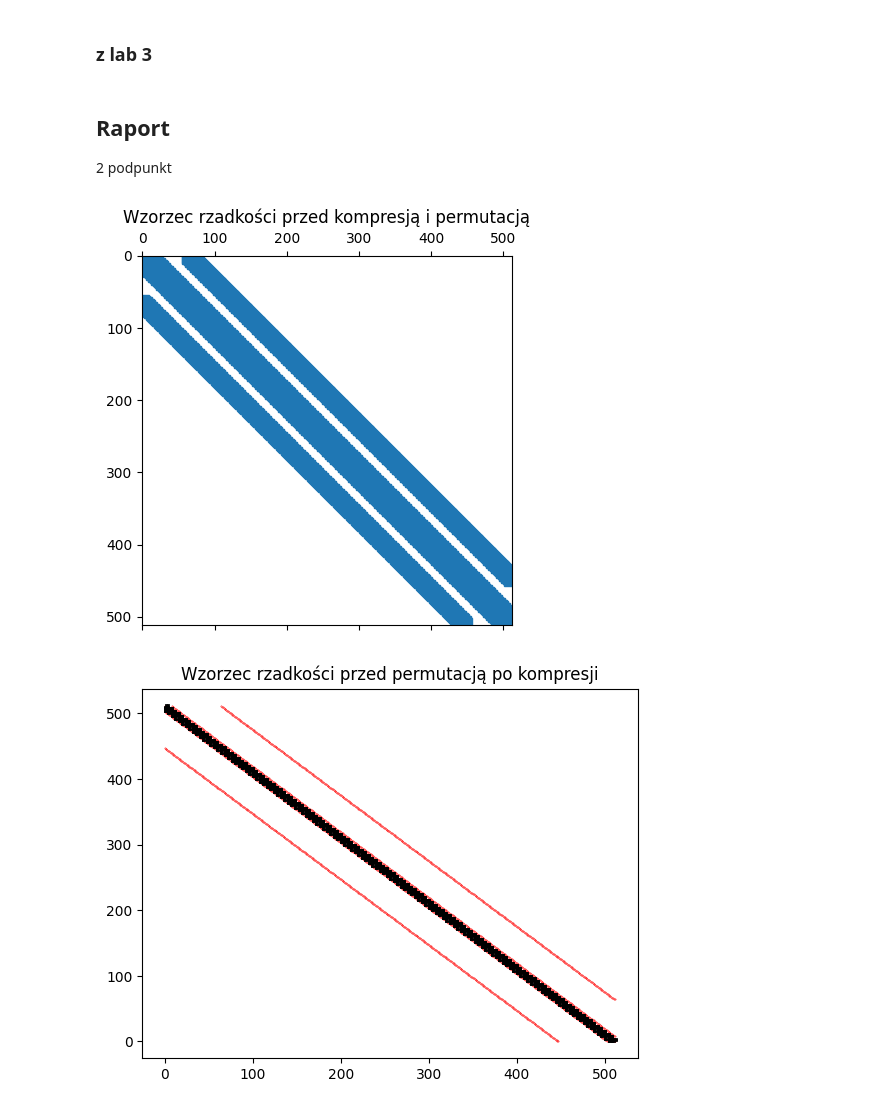
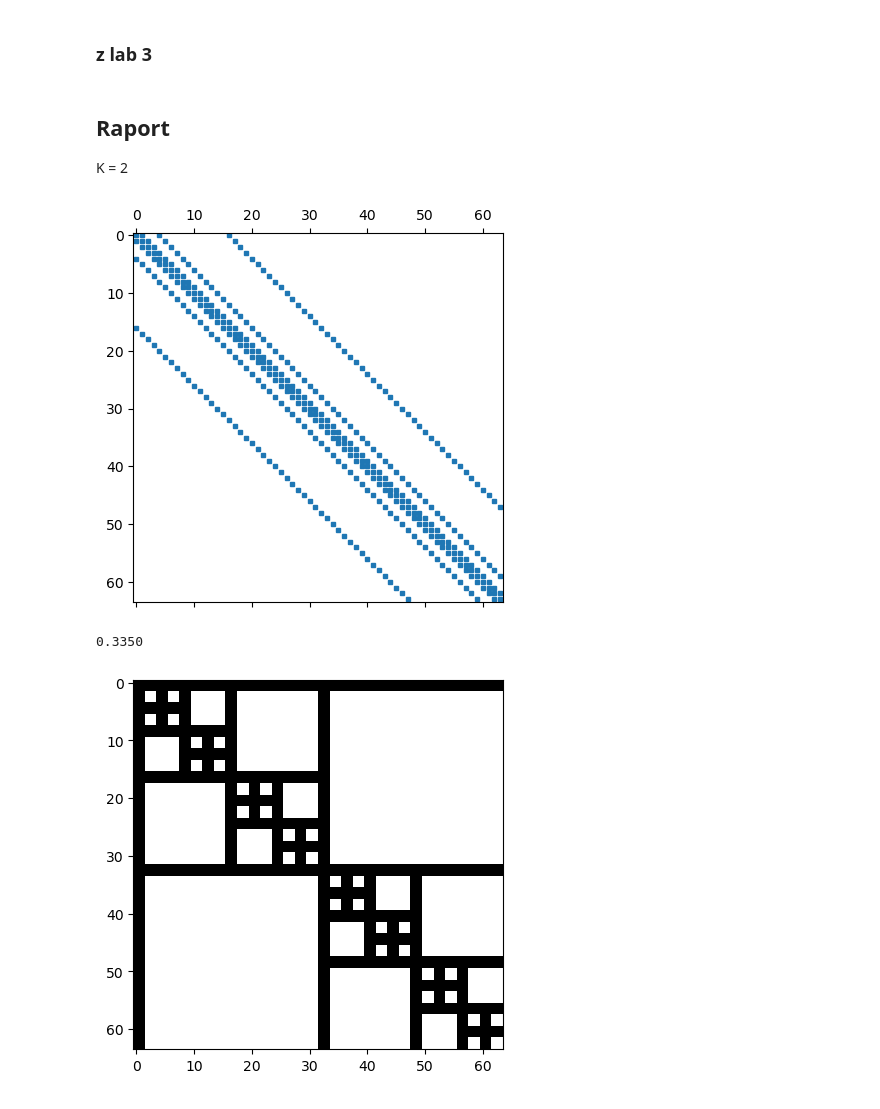
Before and after one commit to szymont18/matrix-algorithm, a Jupyter notebook: Lab4/Laboratorium 4.ipynb, the cells around one changed output. Drawn from its saved outputs; the diff is of its cells as text; code cells hidden in the pictures.

```diff
--- a/Lab4/Laboratorium 4.ipynb
+++ b/Lab4/Laboratorium 4.ipynb
@@ -4,7 +6,7 @@ from heapq import *
 # %%
 def generate_matrix(k):
     n = 2 ** (3 * k)
-    coeffs = np.random.random((n, n))
+
     matrix = np.zeros((n, n))
 
     row_length = 2 ** k
@@ -29,7 +31,7 @@ def generate_matrix(k):
             else:
                 matrix[i, neight_id] = 1
 
-    matrix = matrix * coeffs
+
     return matrix
 # %%
 def graph(matrix):
@@ -162,17 +166,17 @@ def compress_matrix(matrix, U, s, V, r):
 
     else:
         D = np.diag(s)
-        node = CompressNode(rank=r, singular_values=s[:r], U=U[:, :r], V=D[:r, :r] @ V[:r, ],
+        node = CompressNode(rank=r, singular_values=s, U=U, V=D @ V,
                             size=matrix.shape)
 
     return node
 
 def create_tree(matrix, r, epsilon):
     U, s, V = randomized_svd(matrix, n_components=r)
-    r = s.size
+    rank = s.size
     node = None
     if s[-1] < epsilon:
-        node = compress_matrix(matrix, U, s, V, r)
+        node = compress_matrix(matrix, U, s, V, rank)
 
     else:
         Y, X = matrix.shape
@@ -193,33 +197,40 @@ def create_tree(matrix, r, epsilon):
 
     return node
 
-def _canvas_matrix(root, x, y, n): #n must be 2^i where i is natural number
+
+def _canvas_matrix(wisualized, root, x, y, n): #n must be 2^i where i is natural number
+
+
     if root.U is None and root.V is None and root.rank == 0: # Only zeros
         return
 
     elif root.children is None: # Leaf
         if root.val is not None: # Leaf
-            plt.scatter(x, y, color="red", s=0.1)
+            wisualized[y, x] = 128 # Gray
             return
         else:
             xe = x + root.size[1]
             ye = y + root.size[0]
-            plt.plot([x, xe], [y, y], color="black", lw=root.rank)
-            plt.plot([x, x], [y, ye], color="black", lw=root.rank)
+
+            wisualized[y: y + root.rank, x: xe] = np.ones((root.rank, xe - x)) * 64  # Horizontal
+            wisualized[y: ye, x: x + root.rank] = np.ones((ye - y, root.rank)) * 64  # Vertical
+
             return
 
     else:
         childs = root.children
         n = n//2
-        _canvas_matrix(childs[0], x, y + n, n)
-        _canvas_matrix(childs[1], x + n, y + n, n)
-        _canvas_matrix(childs[2], x, y, n)
-        _canvas_matrix(childs[3], x + n, y, n)
+        _canvas_matrix(wisualized, childs[0], x, y, n)
+        _canvas_matrix(wisualized, childs[1], x + n, y, n)
+        _canvas_matrix(wisualized, childs[2], x, y + n, n)
+        _canvas_matrix(wisualized, childs[3], x + n, y + n, n)
         return
 
 def wisualize_svd(matrix_tree: CompressNode, n):
-    _canvas_matrix(matrix_tree, 0,0, n)
+    wisualized = np.ones((n, n)) * 255
+    _canvas_matrix(wisualized, matrix_tree, 0, 0, n)
+    plt.imshow(wisualized, 'gray')
 # %% [markdown]
 ## Raport
-2 podpunkt
+K = 2
 # %%
@@ -228,17 +237,19 @@ import matplotlib.pyplot as plt
 k = 2
 matrix = generate_matrix(k)
 # %%
-plt.spy(matrix, markersize=10)
-plt.title("Wzorzec rzadkości przed kompresją i permutacją")
+plt.spy(matrix, markersize=3)
+# plt.title("Wzorzec rzadkości przed kompresją i permutacją")
 plt.show()
 # %% [output]
-[figure, old version]
+[figure, new version]
 # %%
 n = len(matrix)
-tree = create_tree(matrix, 2, 10**-12)
+U, s, V = np.linalg.svd(matrix)
+tree = create_tree(matrix, 2, s[len(s) // 2])
+print(f'{meassure_compression(matrix, tree):.4f}')
 wisualize_svd(tree, n)
-plt.title("Wzorzec rzadkości przed permutacją po kompresji")
-plt.show()
+# plt.title("Wzorzec rzadkości przed permutacją po kompresji")
 # %% [output]
+0.3350
-[figure, old version]
+[figure, new version]
 # %%
```
Also changed, not shown: parts of 35 cells of this notebook, 2 other files.
